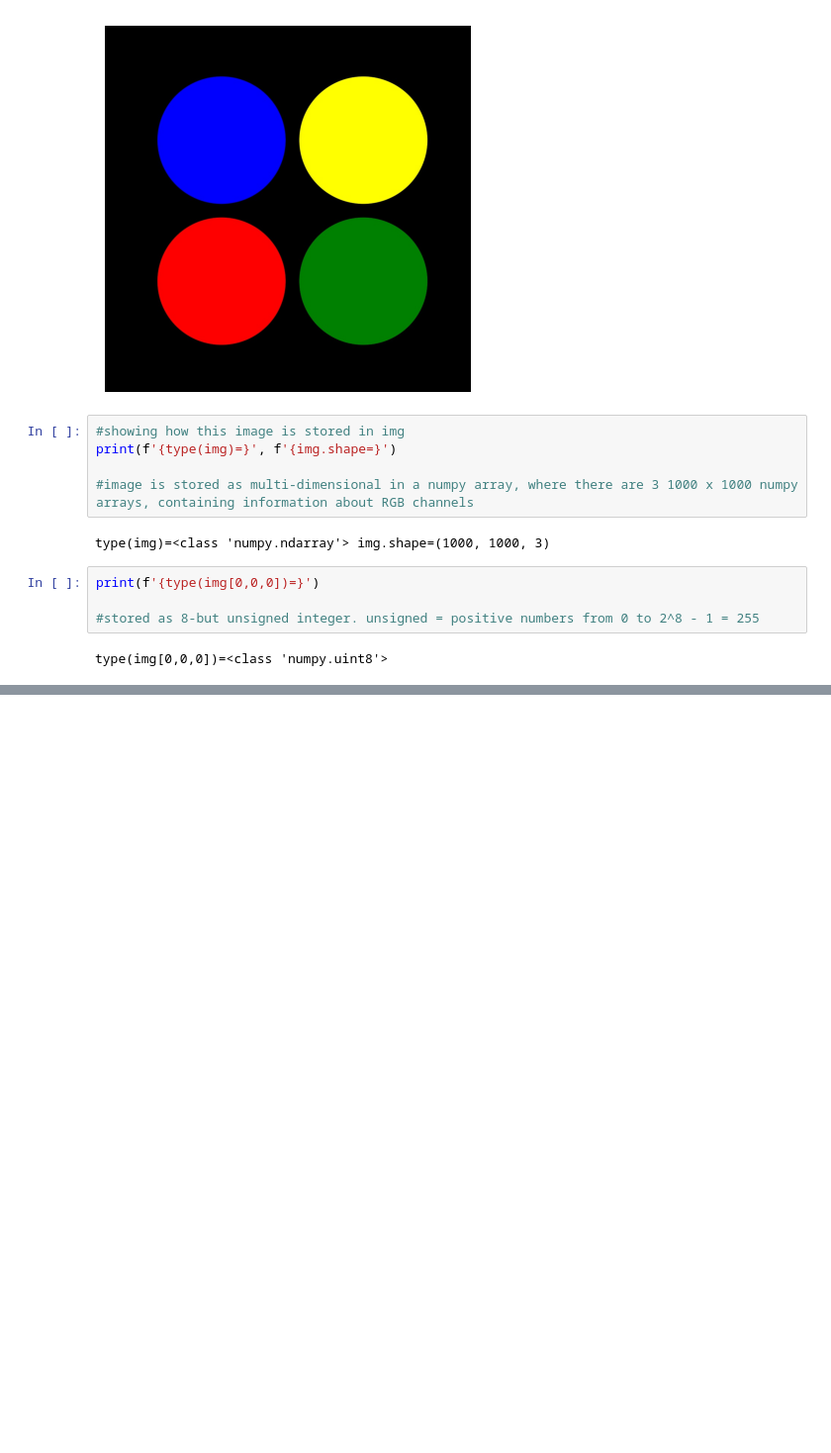
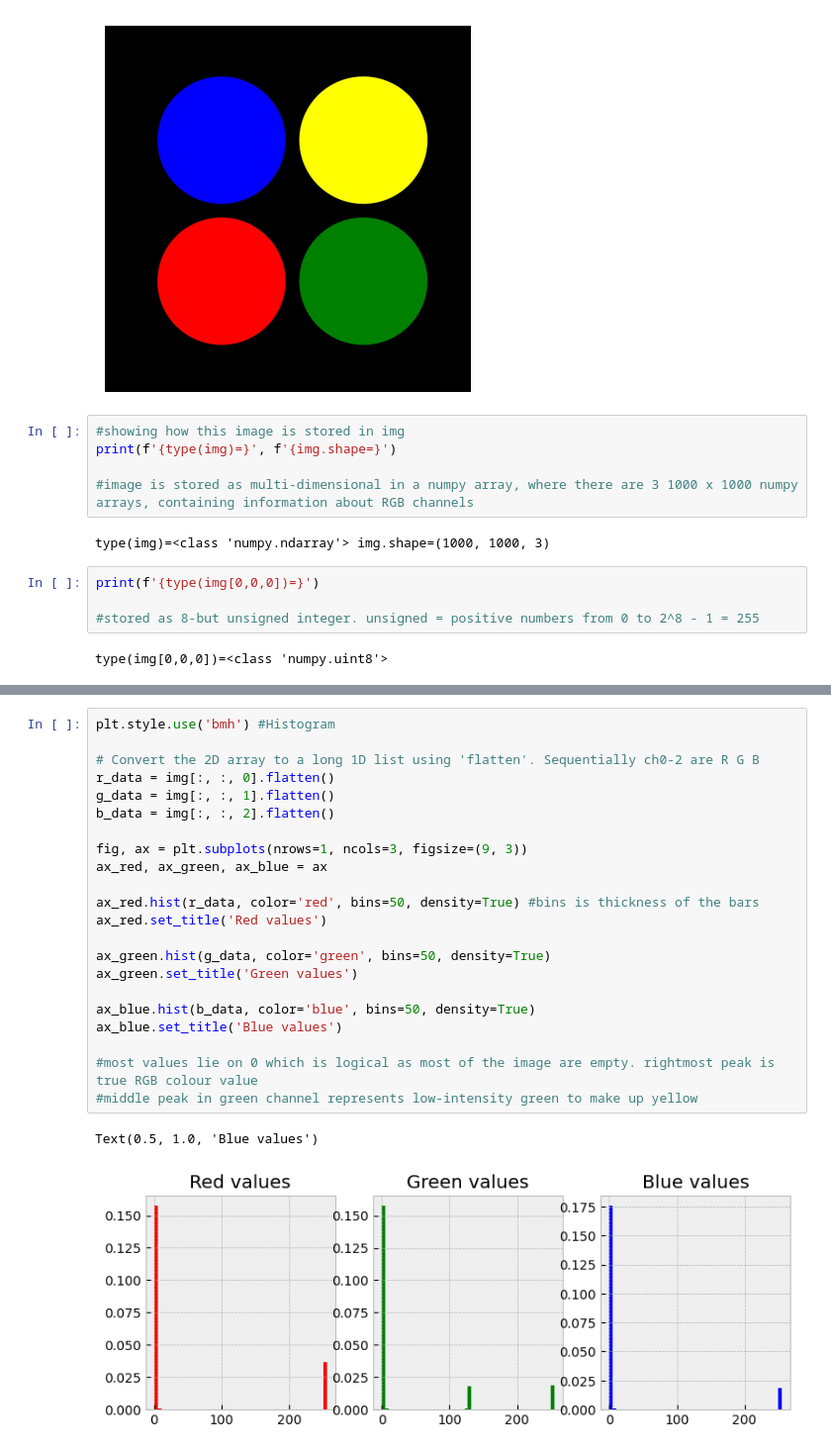
Before and after one commit to SPS-SP2273/learning-portfolio-2024-aug-immunoglobulinaustin, a Jupyter notebook: part 3/image_analysis/image_analysis_(need).ipynb, the cells around one changed output, grey strips where cells are left out. Shown at 99% size. Drawn from its saved outputs; the diff is of its cells as text; blank space fills up the shorter version.

```diff
--- a/part 3/image_analysis/image_analysis_(need).ipynb
+++ b/part 3/image_analysis/image_analysis_(need).ipynb
@@ -47,0 +49,25 @@ Text(0.5, 1.0, 'Blue Channel(in Grayscale)')
+# %%
+plt.style.use('bmh') #Histogram
+
+# Convert the 2D array to a long 1D list using 'flatten'. Sequentially ch0-2 are R G B
+r_data = img[:, :, 0].flatten()
+g_data = img[:, :, 1].flatten()
+b_data = img[:, :, 2].flatten()
+
+fig, ax = plt.subplots(nrows=1, ncols=3, figsize=(9, 3))
+ax_red, ax_green, ax_blue = ax
+
+ax_red.hist(r_data, color='red', bins=50, density=True) #bins is thickness of the bars
+ax_red.set_title('Red values')
+
+ax_green.hist(g_data, color='green', bins=50, density=True)
+ax_green.set_title('Green values')
+
+ax_blue.hist(b_data, color='blue', bins=50, density=True)
+ax_blue.set_title('Blue values')
+
+#most values lie on 0 which is logical as most of the image are empty. rightmost peak is true RGB colour value
+#middle peak in green channel represents low-intensity green to make up yellow
+# %% [output]
+Text(0.5, 1.0, 'Blue values')
+[figure, added]
```
Also changed, not shown: parts of 3 cells of this notebook.
